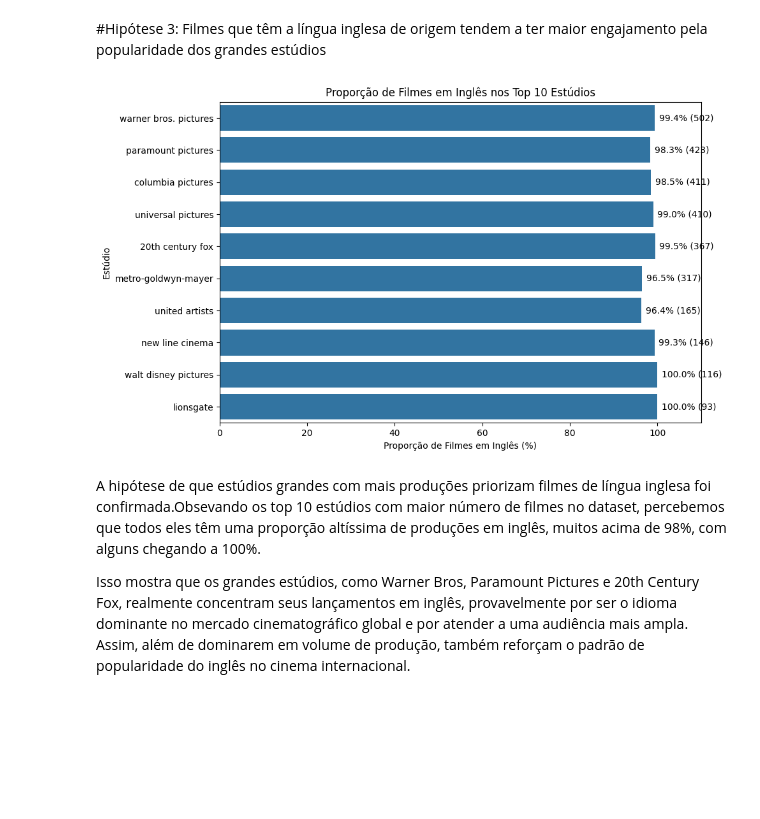
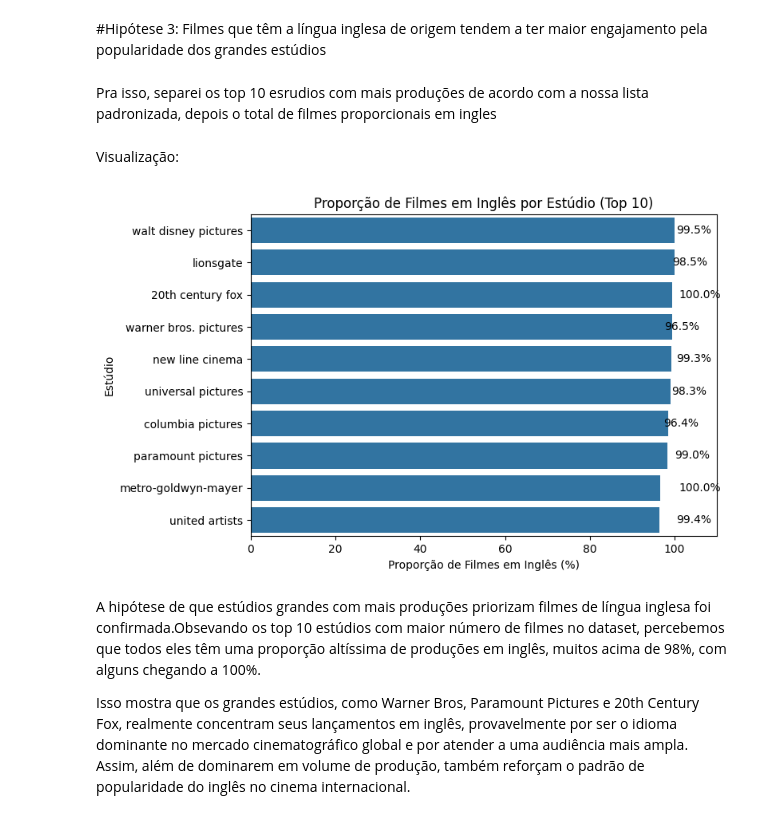
Before and after one commit to AnaClaraAlmeida/mvp_movies, a Jupyter notebook: MPV_AnaClara_4052025000825.ipynb, the cells around one changed output. Saved outputs shown, nothing was run; the diff lists cells and outputs as text; code cells hidden in the pictures; blank space fills up the shorter version.

```diff
--- a/MPV_AnaClara_4052025000825.ipynb
+++ b/MPV_AnaClara_4052025000825.ipynb
@@ -715,19 +720,29 @@ idioma_por_estudio = (df_top_estudios.groupby(['Studios', 'Idioma']).size().rese
-# %%
-total_filmes = pivot_idioma_estudio.sum(axis=1)
-proporcao_ingles = (pivot_idioma_estudio['Inglês'] / total_filmes) * 100
-df_proporcao = pd.DataFrame({'Estúdio': proporcao_ingles.index, 'Proporção Inglês (%)': proporcao_ingles.values, 'Total de Filmes': total_filmes.values}).sort_values(by='Total de Filmes', ascending=False).reset_index(drop=True)
-
-plt.figure(figsize=(10, 6))
-ax = sns.barplot(data=df_proporcao, y='Estúdio', x='Proporção Inglês (%)')
-for i, row in df_proporcao.iterrows(): ax.text(row['Proporção Inglês (%)'] + 1, i, f"{row['Proporção Inglês (%)']:.1f}% ({int(row['Total de Filmes'])})", va='center')
-plt.title('Proporção de Filmes em Inglês nos Top 10 Estúdios')
-plt.xlabel('Proporção de Filmes em Inglês (%)')
-plt.ylabel('Estúdio')
-plt.xlim(0, 110)
-plt.tight_layout()
-plt.show()
-# %% [output]
-[figure, removed]
+# %% [markdown]
+Pra isso, separei os top 10 esrudios com mais produções de acordo com a nossa lista padronizada, depois o total de filmes proporcionais em ingles
+# %%
+top10_estudios = tabela_studios['Estúdio'].tolist()
+df_top_estudios = df_studios_filtrado[df_studios_filtrado['Studios'].isin(top10_estudios)]
+proporcao_ingles = df_top_estudios.groupby('Studios').agg(
+    total_filmes=('Film_title', 'count'),
+    filmes_ingles=('Idioma', lambda x: (x == 'Inglês').sum())
+).reset_index()
+proporcao_ingles['proporcao_ingles'] = (proporcao_ingles['filmes_ingles'] / proporcao_ingles['total_filmes']) * 100
+proporcao_ingles.sort_values('proporcao_ingles', ascending=False, inplace=True)
+# %% [markdown]
+Visualização:
+# %%
+plt.figure(figsize=(8, 5))
+ax = sns.barplot(data=proporcao_ingles, y='Studios', x='proporcao_ingles')
+plt.title('Proporção de Filmes em Inglês por Estúdio (Top 10)')
+plt.xlabel('Proporção de Filmes em Inglês (%)')
+plt.ylabel('Estúdio')
+plt.xlim(0, 110)
+for i, row in proporcao_ingles.iterrows():
+    ax.text(row['proporcao_ingles'] + 1, i, f"{row['proporcao_ingles']:.1f}%", va='center')
+plt.tight_layout()
+plt.show()
+# %% [output]
+[figure, added]
 # %% [markdown]
 A hipótese de que estúdios grandes com mais produções priorizam filmes de língua inglesa foi confirmada.Obsevando os top 10 estúdios com maior número de filmes no dataset, percebemos que todos eles têm uma proporção altíssima de produções em inglês, muitos acima de 98%, com alguns chegando a 100%.
 
```
Also changed, not shown: parts of 3 cells of this notebook.
